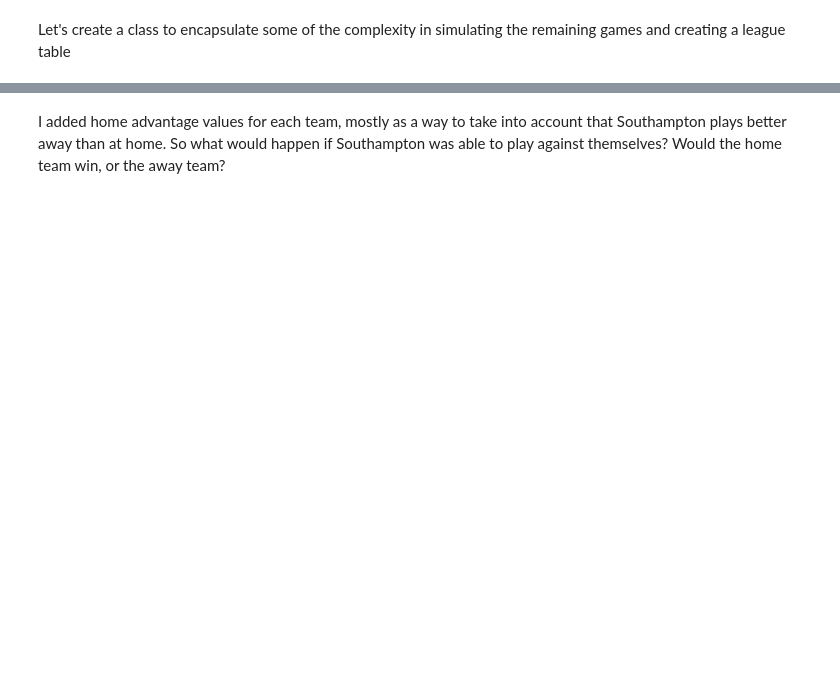
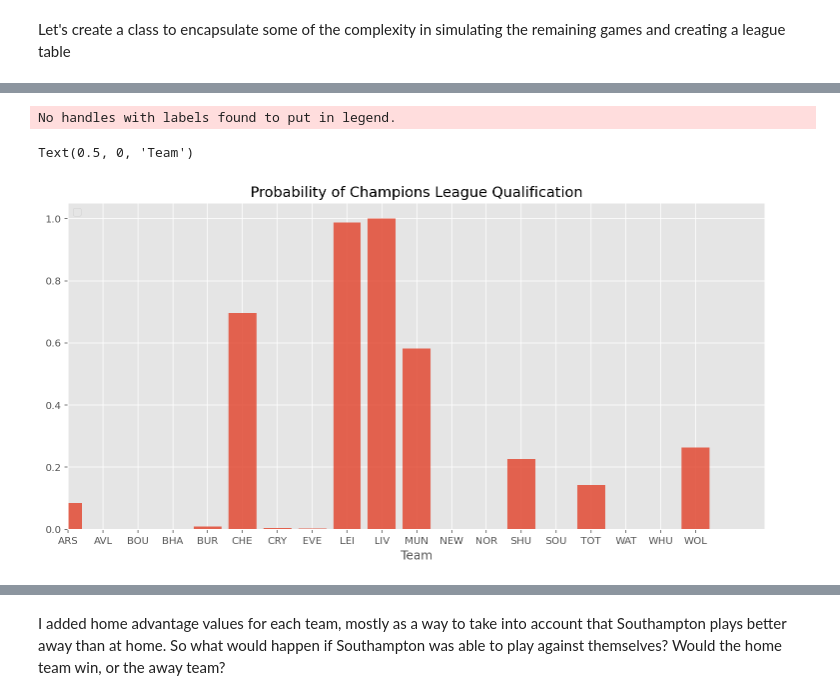
Before and after one commit to MatthewBurke1995/premier-league-predction-1920, a Jupyter notebook: premier league prediction 1920.ipynb, the cells around one changed output, grey strips where cells are left out. Saved outputs shown, nothing was run; the diff lists cells and outputs as text; code cells hidden in the pictures; blank space fills up the shorter version.

```diff
--- a/premier league prediction 1920.ipynb
+++ b/premier league prediction 1920.ipynb
@@ -287,0 +373,3 @@ ranks
+# %%
+def proportion_less_than(integer, integer_list):
+    return len([i for i in integer_list if i< integer])/len(integer_list)
@@ -287,0 +379,15 @@ ranks
+# %%
+
+
+figsize(12.5, 6)
+teams = list(current_season.teams["team"])
+teams.remove("MCI")
+plt.bar(teams,[proportion_less_than(6,positions[team]) for team in teams], alpha=0.85)
+plt.legend(loc="upper left")
+plt.title(r"""Probability of Champions League Qualification""")
+plt.xlim([0, 20])
+plt.xlabel("Team")
+# %% [output]
+No handles with labels found to put in legend.
+Text(0.5, 0, 'Team')
+[figure, added]
```
Also changed, not shown: parts of 28 cells of this notebook, 1 other file.
